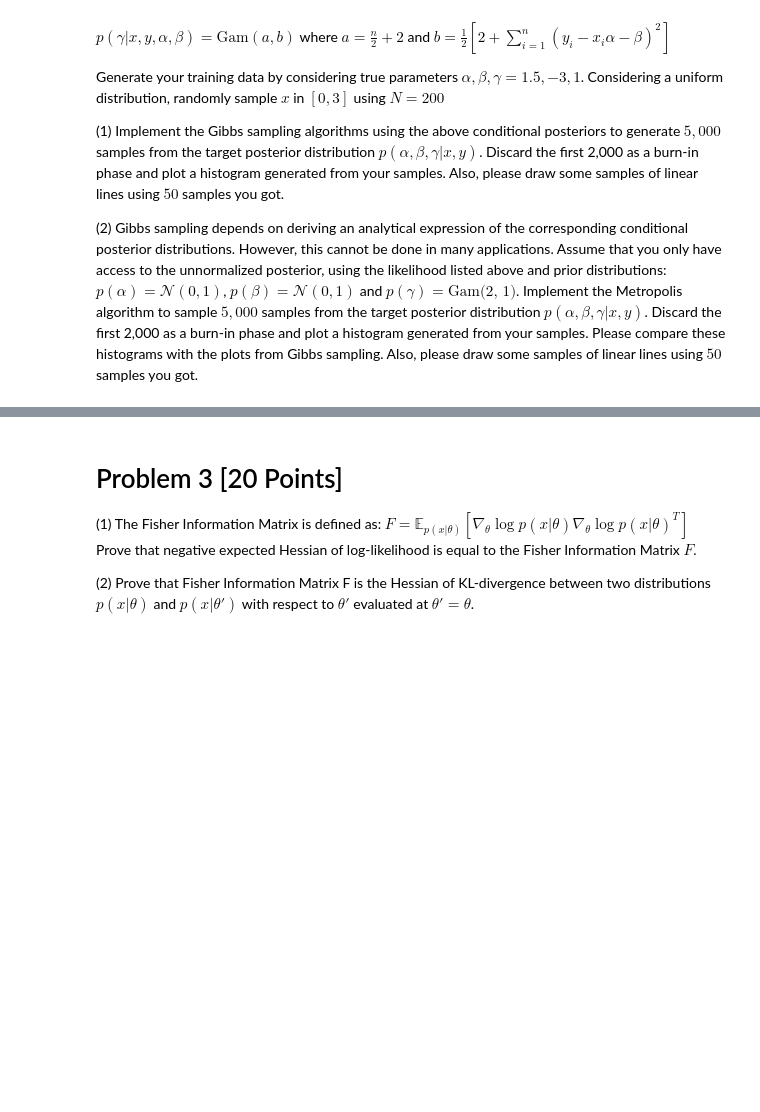
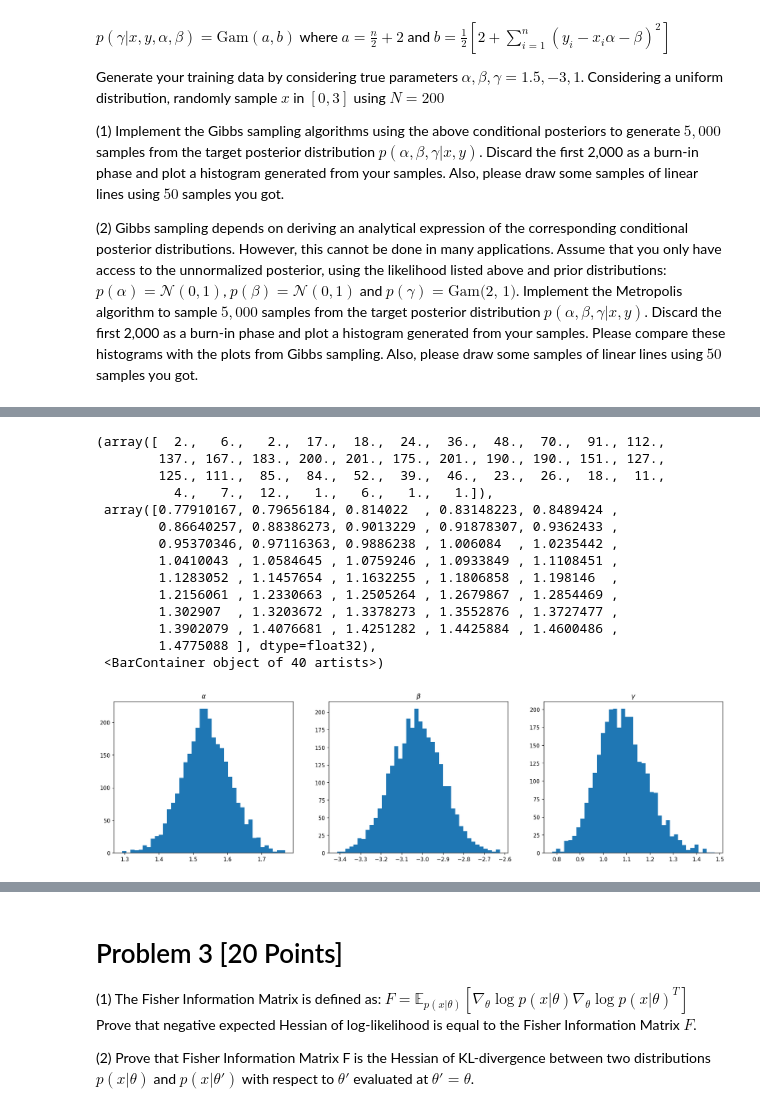
Before and after one commit to notrichardren/ENM5310, a Jupyter notebook: assignments/assn3.ipynb, the cells around one changed output, grey strips where cells are left out. Drawn from its saved outputs; the diff is of its cells as text; code cells hidden in the pictures; blank space fills up the shorter version.

```diff
--- a/assignments/assn3.ipynb
+++ b/assignments/assn3.ipynb
@@ -49,0 +175,28 @@ Generate your training data by considering true parameters $\alpha, \beta, \gamm
+# %%
+pl.figure(figsize = (20,5), dpi = 150)
+
+pl.subplot(1, 3, 1)
+pl.title(r'$\alpha$')
+pl.hist(par_stor[:, 0], bins = 40)
+pl.subplot(1, 3, 2)
+pl.title(r'$\beta$')
+pl.hist(par_stor[:, 1], bins = 40)
+pl.subplot(1, 3, 3)
+pl.title(r'$\gamma$')
+pl.hist(par_stor[:, 2], bins = 40)
+# %% [output]
+(array([  2.,   6.,   2.,  17.,  18.,  24.,  36.,  48.,  70.,  91., 112.,
+        137., 167., 183., 200., 201., 175., 201., 190., 190., 151., 127.,
+        125., 111.,  85.,  84.,  52.,  39.,  46.,  23.,  26.,  18.,  11.,
+          4.,   7.,  12.,   1.,   6.,   1.,   1.]),
+ array([0.77910167, 0.79656184, 0.814022  , 0.83148223, 0.8489424 ,
+        0.86640257, 0.88386273, 0.9013229 , 0.91878307, 0.9362433 ,
+        0.95370346, 0.97116363, 0.9886238 , 1.006084  , 1.0235442 ,
+        1.0410043 , 1.0584645 , 1.0759246 , 1.0933849 , 1.1108451 ,
+        1.1283052 , 1.1457654 , 1.1632255 , 1.1806858 , 1.198146  ,
+        1.2156061 , 1.2330663 , 1.2505264 , 1.2679867 , 1.2854469 ,
+        1.302907  , 1.3203672 , 1.3378273 , 1.3552876 , 1.3727477 ,
+        1.3902079 , 1.4076681 , 1.4251282 , 1.4425884 , 1.4600486 ,
+        1.4775088 ], dtype=float32),
+ <BarContainer object of 40 artists>)
+[figure, added]
```
Also changed, not shown: parts of 25 cells of this notebook.
